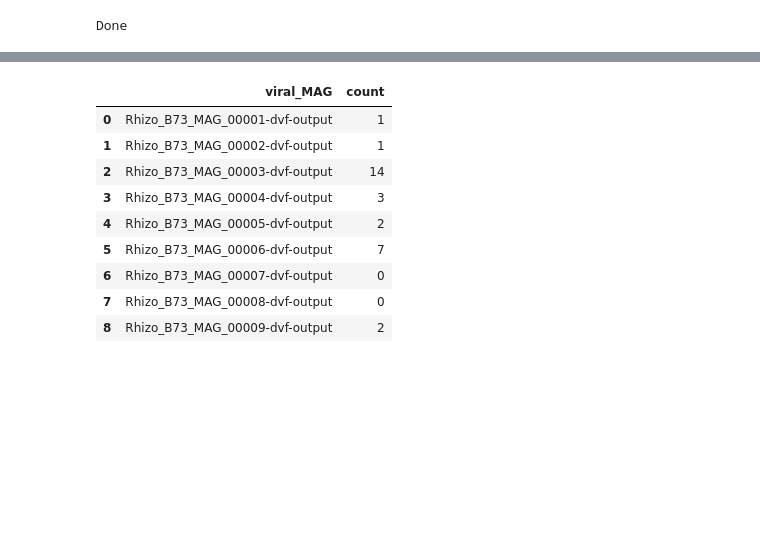
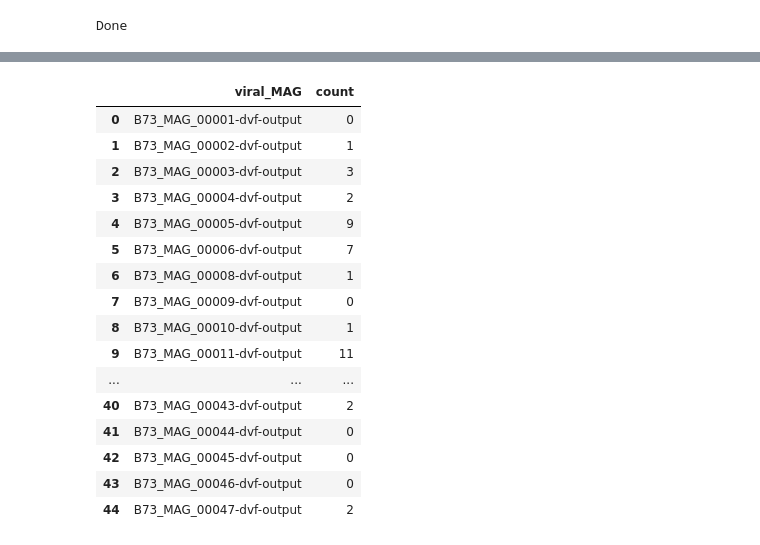
Before and after one commit to pyadav06/VirusHost, a Jupyter notebook: DVF_refinement.ipynb, the cells around one changed output, grey strips where cells are left out. Cells and saved outputs as stored; diff of their text form; code cells hidden in the pictures; blank space fills up the shorter version.

```diff
--- a/DVF_refinement.ipynb
+++ b/DVF_refinement.ipynb
@@ -57,7 +57,7 @@ for files in y:
 # %%
 #to get the list of the files comprising contigs name only (will be used later to extract fasta files)
-dir= '/content/13C-B73-DVF-output-refined/'
-newdir='/content/13C-B73-DVF-contig-list/'
+dir= '/content/B73-DVF-refined/'
+newdir='/content/B73-DVF-contig-list/'
 os.mkdir(newdir)
 directories = os.listdir(dir)
 y = sorted(directories)
@@ -65,17 +65,17 @@ print(y)
 
 #k= []
 for files in y:
-  print (dir+files)
-  a = os.listdir(dir+files)
+  print(dir+files)
+  a= os.listdir(dir+files)
   os.mkdir(newdir+files)
   #print(a)
-  print (dir+files+'/'+ a[0])
+  print(dir+files+'/'+ a[0])
   k = dir+files+'/'+ a[0]
   f = pd.read_csv (k, sep=',')
-  #print (f)
+  #print(f)
   df = pd.DataFrame(f)
   df ['name']= df['name'].astype(str)
-  print (df)
+  print(df)
   if len(df)== 0:
     data=[]
     refined=pd.DataFrame(data,columns=['name'])
@@ -110,26 +128,23 @@ updating: content/test-refined/Rhizo_B73_MAG_00007-dvf-output/final-viral-combin
 [interactive output not drawn]
 [interactive output not drawn]
 # %%
-#to count number of viral-contigs (viruses) in each subdirectory(vMAG)
-dir2 = '/content/test-refined/'
+dir2 = '/content/B73-DVF-refined/'
 directories = os.listdir(dir2)
 y = sorted(directories)
 #print(y)
 
 dict1= {}
 for files in y:
-  #print (dir2+files)
-   a = os.listdir(dir2+files)
-  #os.mkdir(newdir+files)
-  #print(a)
-  #print (dir+files+'/'+ a[0])
-   m = dir2+files+'/'+ a[0]
-   f = pd.read_csv (m, sep='\t')
-   f = f.reset_index()
-   #print(f)
-   viral_MAG = len(f)
-   #print(viral_contig)
-   dict1[files] = viral_MAG
+  a = os.listdir(dir2+files)
+  print(a)
+  print(dir2+files+'/'+ a[0])
+  m = dir2+files+'/'+ a[0]
+  f = pd.read_csv (m, sep='\t')
+  f = f.reset_index()
+  #print(f)
+  viral_MAG = len(f)
+  #print(viral_contig)
+  dict1[files] = viral_MAG
 
 print(dict1)
 result = pd.DataFrame(list(dict1.keys()), columns= ['viral_MAG'])
@@ -140,11 +171,18 @@ result
 |  | viral_MAG | count |
-| 0 | Rhizo_B73_MAG_00001-dvf-output | 1 |
-| 1 | Rhizo_B73_MAG_00002-dvf-output | 1 |
-| 2 | Rhizo_B73_MAG_00003-dvf-output | 14 |
-| 3 | Rhizo_B73_MAG_00004-dvf-output | 3 |
-| 4 | Rhizo_B73_MAG_00005-dvf-output | 2 |
-| 5 | Rhizo_B73_MAG_00006-dvf-output | 7 |
-| 6 | Rhizo_B73_MAG_00007-dvf-output | 0 |
-| 7 | Rhizo_B73_MAG_00008-dvf-output | 0 |
-| 8 | Rhizo_B73_MAG_00009-dvf-output | 2 |
+| 0 | B73_MAG_00001-dvf-output | 0 |
+| 1 | B73_MAG_00002-dvf-output | 1 |
+| 2 | B73_MAG_00003-dvf-output | 3 |
+| 3 | B73_MAG_00004-dvf-output | 2 |
+| 4 | B73_MAG_00005-dvf-output | 9 |
+| 5 | B73_MAG_00006-dvf-output | 7 |
+| 6 | B73_MAG_00008-dvf-output | 1 |
+| 7 | B73_MAG_00009-dvf-output | 0 |
+| 8 | B73_MAG_00010-dvf-output | 1 |
+| 9 | B73_MAG_00011-dvf-output | 11 |
+| ... | ... | ... |
+| 40 | B73_MAG_00043-dvf-output | 2 |
+| 41 | B73_MAG_00044-dvf-output | 0 |
+| 42 | B73_MAG_00045-dvf-output | 0 |
+| 43 | B73_MAG_00046-dvf-output | 0 |
+| 44 | B73_MAG_00047-dvf-output | 2 |
 # %%
```
Also changed, not shown: parts of 8 cells of this notebook.
